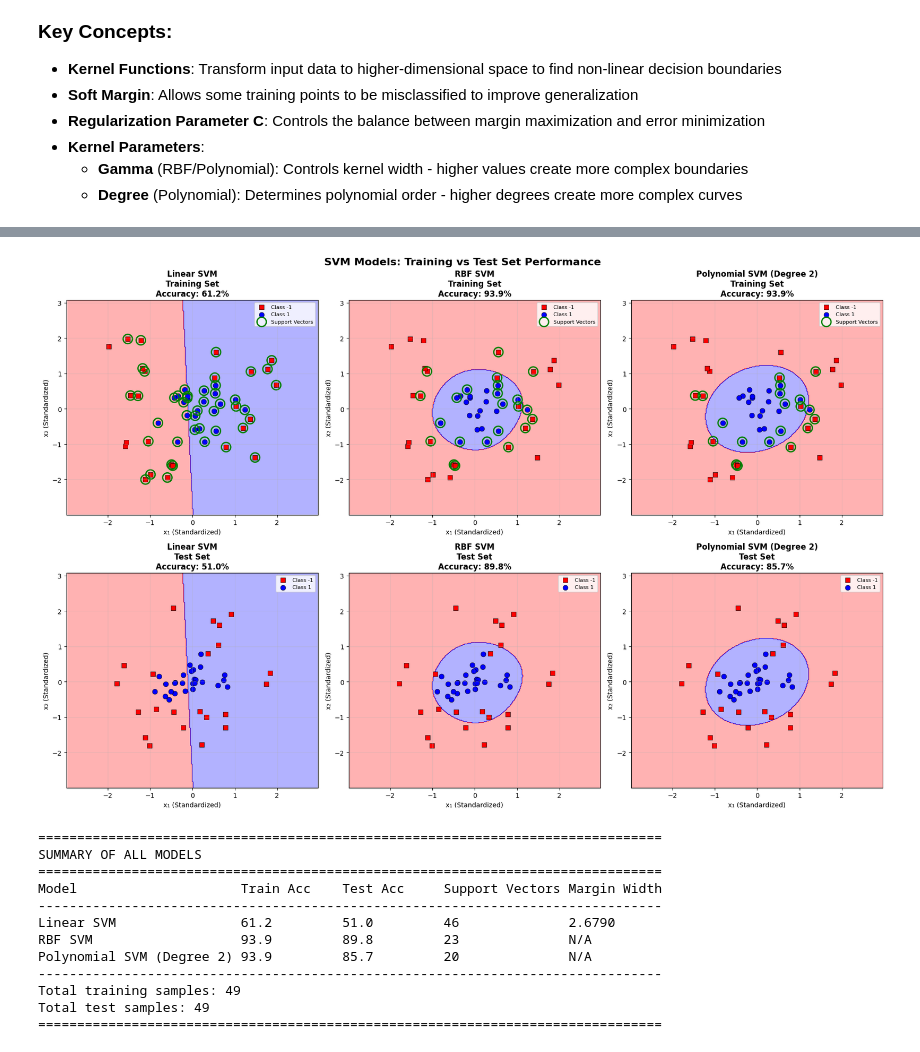
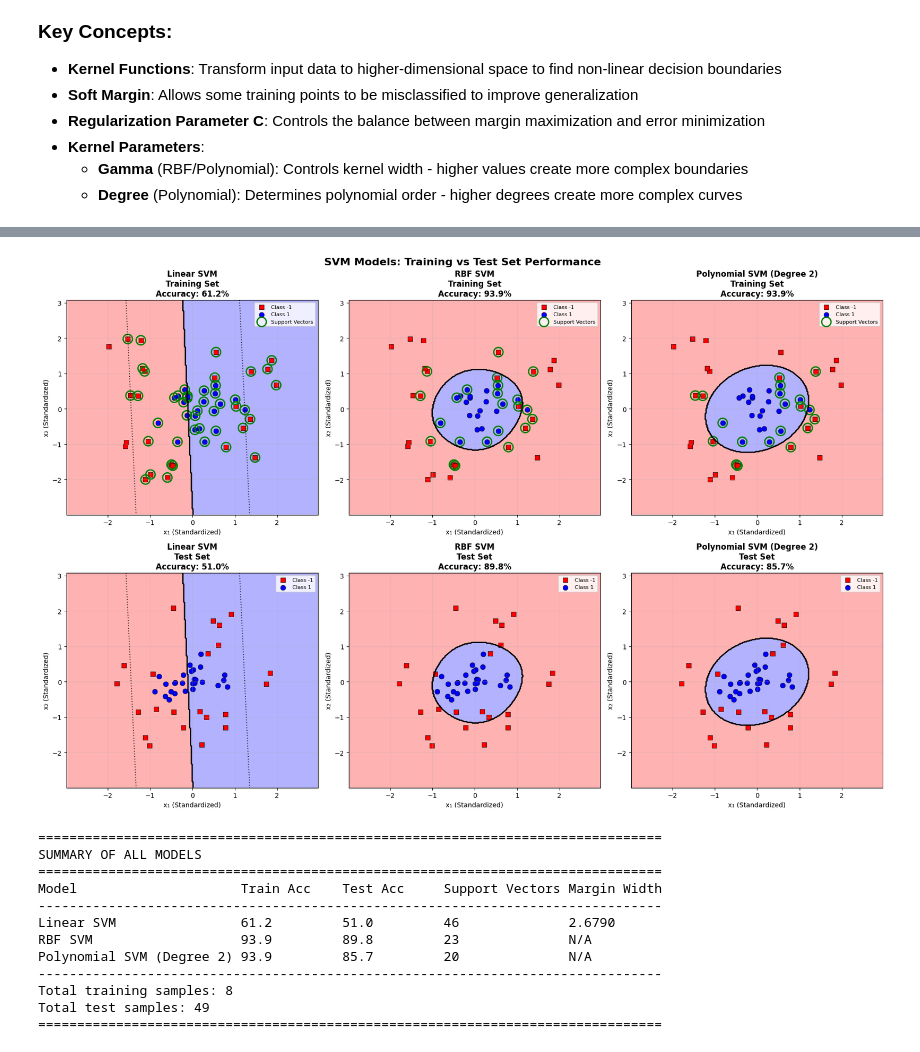
Before and after one commit to davidwkk/CSCI3230, a Jupyter notebook: ASM/ASM2/ASM2.ipynb, the cells around one changed output, grey strips where cells are left out. Drawn from its saved outputs; the diff is of its cells as text; code cells hidden in the pictures.

```diff
--- a/ASM/ASM2/ASM2.ipynb
+++ b/ASM/ASM2/ASM2.ipynb
@@ -432,6 +504,24 @@ for model_idx, (model, train_pred, test_pred, model_name) in enumerate(models):
         Z = Z.reshape(xx.shape)
         ax.contourf(xx, yy, Z, alpha=0.3, cmap=cmap)
 
+        # Plot decision boundary as solid line
+        ax.contour(xx, yy, Z, levels=[0], colors='black', linewidths=2, linestyles='-')
+
+        # Plot margin boundaries as dotted lines (for linear SVM only)
+        if hasattr(model, 'coef_') and model.coef_ is not None:
+            # For linear SVM, we can calculate margin boundaries
+            w = model.coef_[0]
+            b = model.intercept_[0]
+
+            # Create margin boundaries
+            margin_levels = [-1, 1]  # Margin boundaries
+            for margin_level in margin_levels:
+                # Calculate decision function values for margin
+                Z_margin = np.dot(np.c_[xx.ravel(), yy.ravel()], w) + b - margin_level
+                Z_margin = Z_margin.reshape(xx.shape)
+                ax.contour(xx, yy, Z_margin, levels=[0], colors='black',
+                          linewidths=1.5, linestyles=':', alpha=0.7)
+
         # Plot data points
         for class_val, color, marker in [(-1, 'red', 's'), (1, 'blue', 'o')]:
             mask = y_data == class_val
@@ -457,34 +547,37 @@ for model_idx, (model, train_pred, test_pred, model_name) in enumerate(models):
 plt.tight_layout()
 plt.show()
 
 # Print summary statistics
 print("=" * 80)
 print("SUMMARY OF ALL MODELS")
 print("=" * 80)
 
 print(f"{'Model':<25} {'Train Acc':<12} {'Test Acc':<12} {'Support Vectors':<15} {'Margin Width':<12}")
 print("-" * 80)
 
 for model, train_pred, test_pred, model_name in models:
     train_acc = accuracy_score(y_train_svm, train_pred) * 100
     test_acc = accuracy_score(y_test_svm, test_pred) * 100
     n_support = model.n_support_.sum()
 
     # Calculate margin width (only for linear SVM)
     if hasattr(model, 'coef_') and model.coef_ is not None:
         margin_width = 2 / np.linalg.norm(model.coef_[0])
         margin_str = f"{margin_width:.4f}"
     else:
         margin_str = "N/A"
 
     print(f"{model_name:<25} {train_acc:<12.1f} {test_acc:<12.1f} {n_support:<15} {margin_str:<12}")
 
 print("-" * 80)
 print(f"Total training samples: {len(X_train)}")
 print(f"Total test samples: {len(X_test)}")
 print("=" * 80)
+
+# The RBF and Polynomial SVM models will only show the decision boundary as solid lines
+# since their margin boundaries are more complex to visualize in the original feature space.
 # %% [output]
-[figure, old version]
+[figure, new version]
 ================================================================================
 SUMMARY OF ALL MODELS
 ================================================================================
@@ -494,6 +587,6 @@ Linear SVM                61.2         51.0         46              2.6790
 RBF SVM                   93.9         89.8         23              N/A
 Polynomial SVM (Degree 2) 93.9         85.7         20              N/A
 --------------------------------------------------------------------------------
-Total training samples: 49
+Total training samples: 8
 Total test samples: 49
 ================================================================================
```
Also changed, not shown: parts of 6 cells of this notebook.
